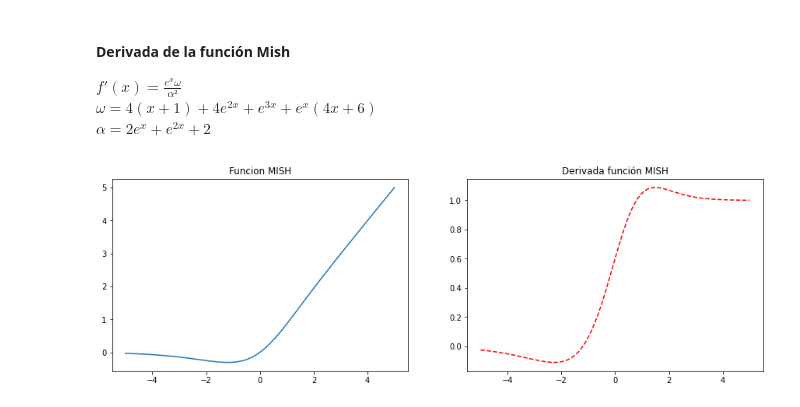
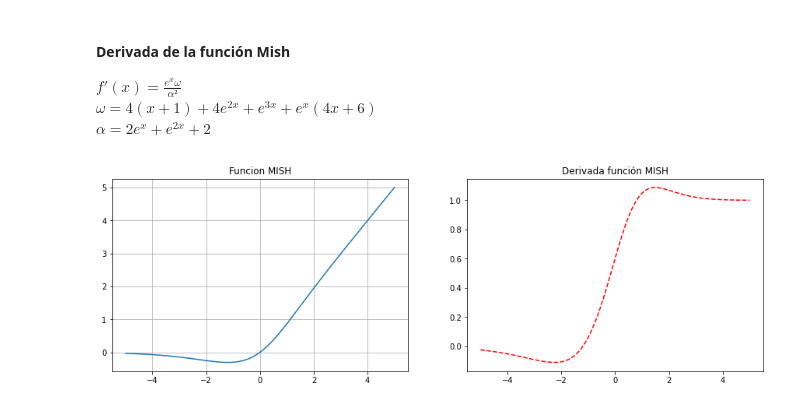
Before and after one commit to jmcalvomartin/python, a Jupyter notebook: projects/Create_ANN/function_activation.ipynb, the cells around one changed output. Cells and saved outputs as stored; diff of their text form; code cells hidden in the pictures.

```diff
--- a/projects/Create_ANN/function_activation.ipynb
+++ b/projects/Create_ANN/function_activation.ipynb
@@ -146,12 +193,13 @@ def mish_derivative(x):
 # %%
 v = np.linspace(-5,5,100)
 plt.figure(1,figsize=(15,10))
 plt.subplot(221)
+plt.grid(visible=True)
 plt.plot(v,mish(v))
 plt.title("Funcion MISH")
 plt.subplot(222)
 plt.plot(v,mish_derivative(v), "--", color="red")
 plt.title("Derivada función MISH")
 plt.show()
 # %% [output]
-[figure, old version]
+[figure, new version]
```
Also changed, not shown: parts of 6 cells of this notebook.
